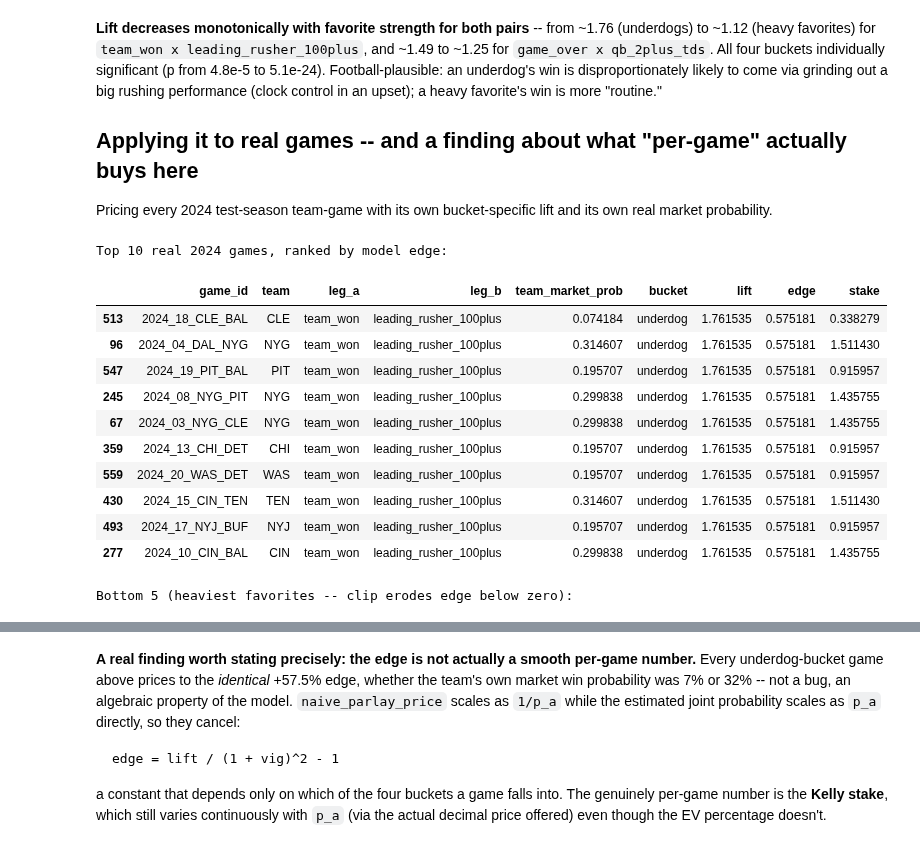
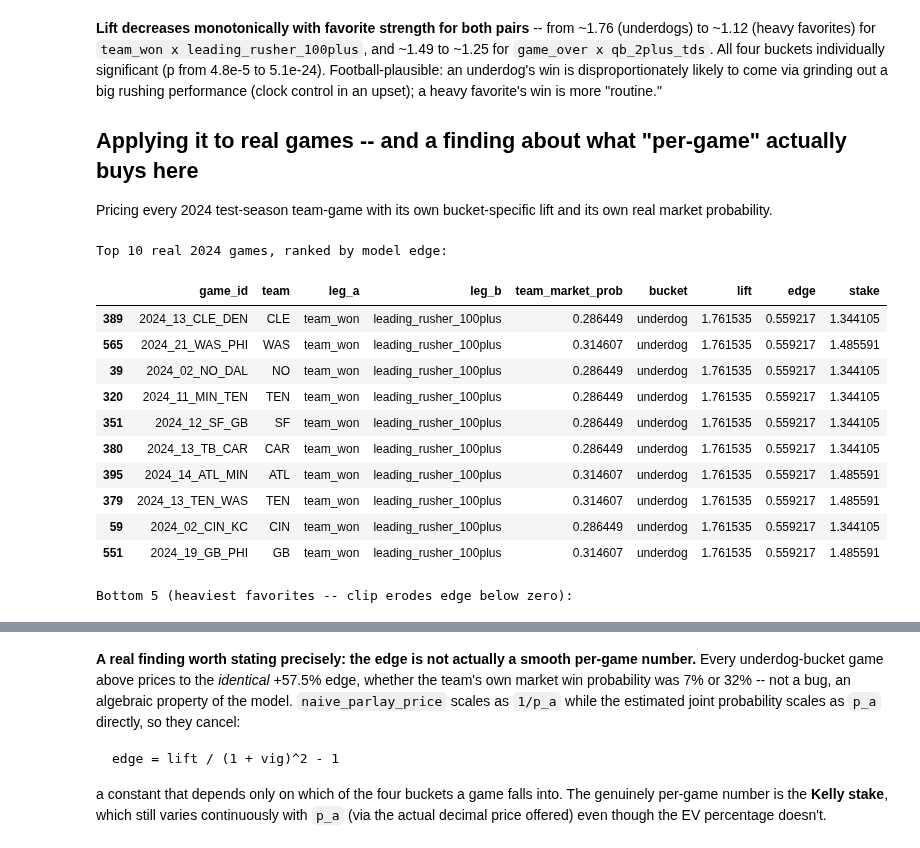
Before and after one commit to rahulr-1006/nfl_2026, a Jupyter notebook: notebooks/model_backtest_results.ipynb, the cells around one changed output, grey strips where cells are left out. Cells and saved outputs as stored; diff of their text form; code cells hidden in the pictures.

Commit message:
fix results notebook: pass required vig, scope props section back to 2024, re-run

```diff
--- a/notebooks/model_backtest_results.ipynb
+++ b/notebooks/model_backtest_results.ipynb
@@ -953,7 +953,11 @@ from src.clv.metrics import bootstrap_ci
 
 snapshot_files = list((ROOT / "data" / "snapshots").rglob("*.parquet"))
 all_snapshots = pd.concat([pd.read_parquet(f) for f in snapshot_files], ignore_index=True)
-props_df = all_snapshots[all_snapshots["market"] == "player_prop"].copy()
+# The 2024 historical pull ONLY. The store also holds 2023 history and, since
+# 2026-09, the live season (including pre-registered holdout weeks); an unscoped
+# glob silently grew this section from 285 games to 655 (found 2026-10-13).
+props_df = all_snapshots[(all_snapshots["market"] == "player_prop")
+                         & all_snapshots["event_id"].str.startswith("2024_")].copy()
 print(f"{len(props_df)} player-prop snapshots, {props_df['event_id'].nunique()} games, books={sorted(props_df['book'].unique())}")
 
 fair = pinnacle_fair_probs(props_df)
@@ -1553,10 +1557,10 @@ from src.backtest.correlated_props import correlated_edge, MEASURED_PROP_VIG
 edge_rows = []
 for leg_a, leg_b, df in leg_pairs:
     r = measure_leg_correlation(df[leg_a], df[leg_b])
-    e = correlated_edge(r["p_a"], r["p_b"], r["p_a_and_b"])
+    e = correlated_edge(r["p_a"], r["p_b"], r["p_a_and_b"], vig=MEASURED_PROP_VIG)
     edge_rows.append({"leg_a": leg_a, "leg_b": leg_b, "lift": r["lift"], **e})
 
 edge_report = pd.DataFrame(edge_rows).sort_values("edge", ascending=False)
-print(f"vig assumption: {MEASURED_PROP_VIG:.2%} (Pinnacle's own measured prop vig, 5,005 real O/U pairs)")
+print(f"vig assumption: {MEASURED_PROP_VIG:.2%} (Pinnacle's pooled prop vig, full 2023-24 pull)")
 edge_report[["leg_a", "leg_b", "lift", "naive_parlay_price", "true_prob", "naive_implied_prob", "edge", "suggested_stake"]]
 # %% [output]
@@ -1676,43 +1680,43 @@ own real market probability.
 from src.backtest.correlated_props import correlated_edge, MEASURED_PROP_VIG
 
 pairs = [("team_won", "leading_rusher_100plus"), ("game_over", "qb_2plus_tds")]
 historical_p_b, bucket_lift = {}, {}
 for leg_a, leg_b in pairs:
     historical_p_b[(leg_a, leg_b)] = float(merged[leg_b].mean())
     bt = measure_leg_correlation_by_bucket(merged[leg_a], merged[leg_b], merged["team_market_prob"])
     bucket_lift[(leg_a, leg_b)] = dict(zip(bt["bucket"], bt["lift"]))
 
 test_2024 = merged[merged["game_id"].str.startswith("2024")].copy()
 rows = []
 for leg_a, leg_b in pairs:
     p_b = historical_p_b[(leg_a, leg_b)]
     for row in test_2024.itertuples():
         p_a = row.team_market_prob
         bucket = bucket_favorite_strength(p_a)
         lift = bucket_lift[(leg_a, leg_b)][bucket]
         joint = estimate_game_specific_joint_prob(p_a, p_b, lift)
-        e = correlated_edge(p_a, p_b, joint)
+        e = correlated_edge(p_a, p_b, joint, vig=MEASURED_PROP_VIG)
         rows.append({"game_id": row.game_id, "team": row.team, "leg_a": leg_a, "leg_b": leg_b,
                       "team_market_prob": p_a, "bucket": bucket, "lift": lift,
                       "edge": e["edge"], "stake": e["suggested_stake"]})
 
 opp_df = pd.DataFrame(rows).sort_values("edge", ascending=False)
 print("Top 10 real 2024 games, ranked by model edge:")
 display(opp_df.head(10))
 print("\nBottom 5 (heaviest favorites -- clip erodes edge below zero):")
 display(opp_df.tail(5))
 # %% [output]
 Top 10 real 2024 games, ranked by model edge:
 |  | game_id | team | leg_a | leg_b | team_market_prob | bucket | lift | edge | stake |
-| 513 | 2024_18_CLE_BAL | CLE | team_won | leading_rusher_100plus | 0.074184 | underdog | 1.761535 | 0.575181 | 0.338279 |
-| 96 | 2024_04_DAL_NYG | NYG | team_won | leading_rusher_100plus | 0.314607 | underdog | 1.761535 | 0.575181 | 1.511430 |
-| 547 | 2024_19_PIT_BAL | PIT | team_won | leading_rusher_100plus | 0.195707 | underdog | 1.761535 | 0.575181 | 0.915957 |
-| 245 | 2024_08_NYG_PIT | NYG | team_won | leading_rusher_100plus | 0.299838 | underdog | 1.761535 | 0.575181 | 1.435755 |
-| 67 | 2024_03_NYG_CLE | NYG | team_won | leading_rusher_100plus | 0.299838 | underdog | 1.761535 | 0.575181 | 1.435755 |
-| 359 | 2024_13_CHI_DET | CHI | team_won | leading_rusher_100plus | 0.195707 | underdog | 1.761535 | 0.575181 | 0.915957 |
-| 559 | 2024_20_WAS_DET | WAS | team_won | leading_rusher_100plus | 0.195707 | underdog | 1.761535 | 0.575181 | 0.915957 |
-| 430 | 2024_15_CIN_TEN | TEN | team_won | leading_rusher_100plus | 0.314607 | underdog | 1.761535 | 0.575181 | 1.511430 |
-| 493 | 2024_17_NYJ_BUF | NYJ | team_won | leading_rusher_100plus | 0.195707 | underdog | 1.761535 | 0.575181 | 0.915957 |
-| 277 | 2024_10_CIN_BAL | CIN | team_won | leading_rusher_100plus | 0.299838 | underdog | 1.761535 | 0.575181 | 1.435755 |
+| 389 | 2024_13_CLE_DEN | CLE | team_won | leading_rusher_100plus | 0.286449 | underdog | 1.761535 | 0.559217 | 1.344105 |
+| 565 | 2024_21_WAS_PHI | WAS | team_won | leading_rusher_100plus | 0.314607 | underdog | 1.761535 | 0.559217 | 1.485591 |
+| 39 | 2024_02_NO_DAL | NO | team_won | leading_rusher_100plus | 0.286449 | underdog | 1.761535 | 0.559217 | 1.344105 |
+| 320 | 2024_11_MIN_TEN | TEN | team_won | leading_rusher_100plus | 0.286449 | underdog | 1.761535 | 0.559217 | 1.344105 |
+| 351 | 2024_12_SF_GB | SF | team_won | leading_rusher_100plus | 0.286449 | underdog | 1.761535 | 0.559217 | 1.344105 |
+| 380 | 2024_13_TB_CAR | CAR | team_won | leading_rusher_100plus | 0.286449 | underdog | 1.761535 | 0.559217 | 1.344105 |
+| 395 | 2024_14_ATL_MIN | ATL | team_won | leading_rusher_100plus | 0.314607 | underdog | 1.761535 | 0.559217 | 1.485591 |
+| 379 | 2024_13_TEN_WAS | TEN | team_won | leading_rusher_100plus | 0.314607 | underdog | 1.761535 | 0.559217 | 1.485591 |
+| 59 | 2024_02_CIN_KC | CIN | team_won | leading_rusher_100plus | 0.286449 | underdog | 1.761535 | 0.559217 | 1.344105 |
+| 551 | 2024_19_GB_PHI | GB | team_won | leading_rusher_100plus | 0.314607 | underdog | 1.761535 | 0.559217 | 1.485591 |
 Bottom 5 (heaviest favorites -- clip erodes edge below zero):
 |  | game_id | team | leg_a | leg_b | team_market_prob | bucket | lift | edge | stake |
```
Also changed, not shown: parts of 11 cells of this notebook.
